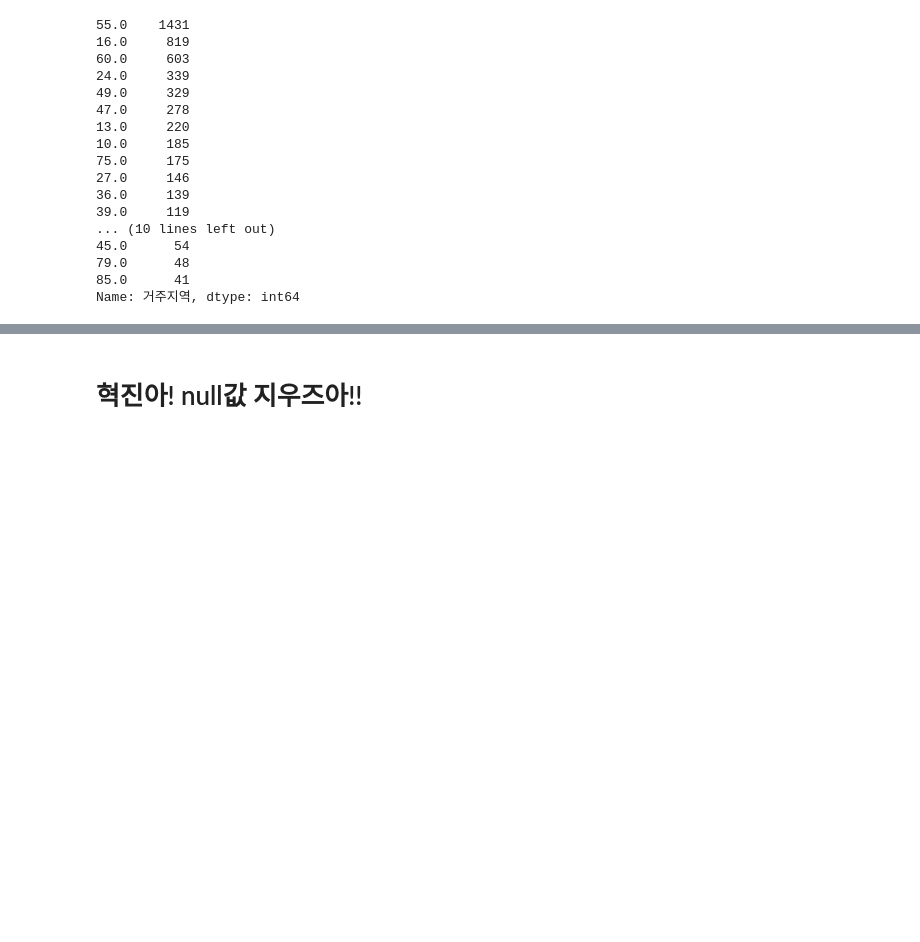
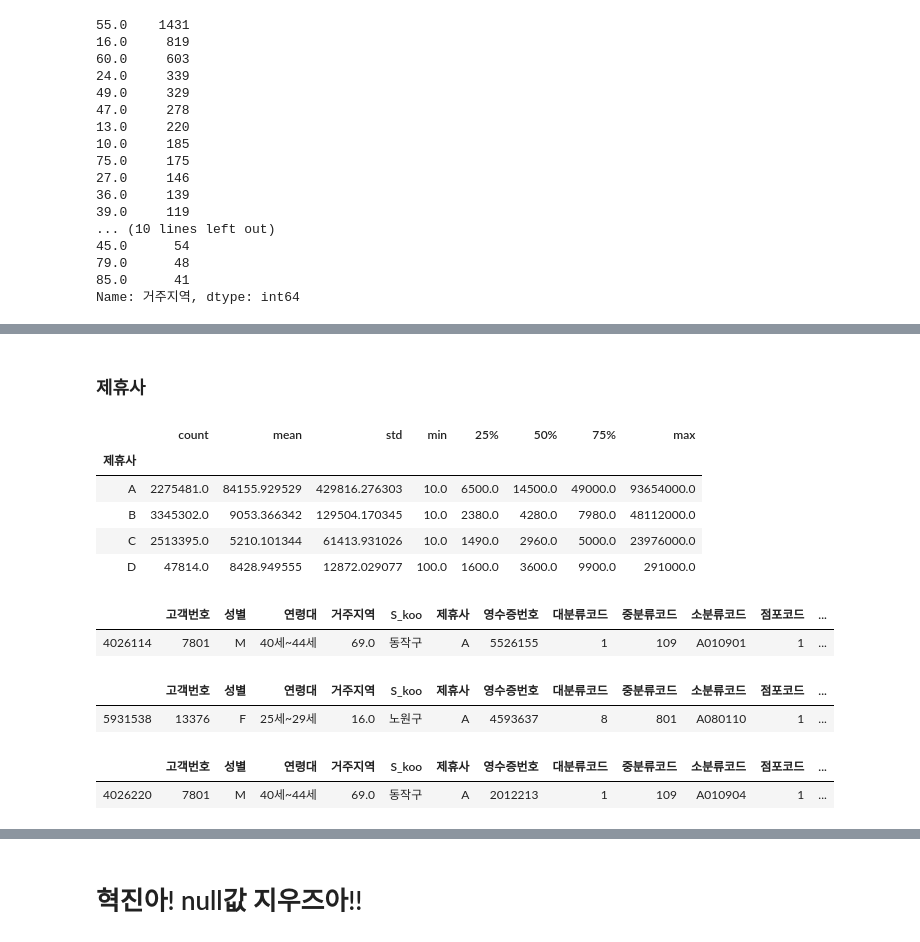
Before and after one commit to JungHyukJin/ModuleProject01, a Jupyter notebook: classification.ipynb, the cells around one changed output, grey strips where cells are left out. Cells and saved outputs as stored; diff of their text form; code cells hidden in the pictures; blank space fills up the shorter version.

```diff
--- a/classification.ipynb
+++ b/classification.ipynb
@@ -404,0 +421,5 @@ S_koo
+# %%
+custVIP = custTotal.reset_index()
+custVIP.drop(['구매금액', '구매금액_1년'], axis='columns', inplace=True)
+s_df_purchase_vip = pd.merge(s_df_purchase, custVIP, how='left')
+s_df_purchase_vip.head()
@@ -404,0 +433,26 @@ S_koo
+# %% [markdown]
+### 제휴사
+# %%
+s_df_purchase_vip['구매금액'].groupby(s_df_purchase_vip['제휴사']).describe()
+# %% [output]
+|  | count | mean | std | min | 25% | 50% | 75% | max |
+| 제휴사 |  |  |  |  |  |  |  |  |
+| A | 2275481.0 | 84155.929529 | 429816.276303 | 10.0 | 6500.0 | 14500.0 | 49000.0 | 93654000.0 |
+| B | 3345302.0 | 9053.366342 | 129504.170345 | 10.0 | 2380.0 | 4280.0 | 7980.0 | 48112000.0 |
+| C | 2513395.0 | 5210.101344 | 61413.931026 | 10.0 | 1490.0 | 2960.0 | 5000.0 | 23976000.0 |
+| D | 47814.0 | 8428.949555 | 12872.029077 | 100.0 | 1600.0 | 3600.0 | 9900.0 | 291000.0 |
+# %%
+s_df_purchase_vip[s_df_purchase['구매금액']==93654000.0]
+# %% [output]
+|  | 고객번호 | 성별 | 연령대 | 거주지역 | S_koo | 제휴사 | 영수증번호 | 대분류코드 | 중분류코드 | 소분류코드 | 점포코드 | ... |
+| 4026114 | 7801 | M | 40세~44세 | 69.0 | 동작구 | A | 5526155 | 1 | 109 | A010901 | 1 | ... |
+# %%
+s_df_purchase_vip[s_df_purchase['구매금액']==87769260.0]
+# %% [output]
+|  | 고객번호 | 성별 | 연령대 | 거주지역 | S_koo | 제휴사 | 영수증번호 | 대분류코드 | 중분류코드 | 소분류코드 | 점포코드 | ... |
+| 5931538 | 13376 | F | 25세~29세 | 16.0 | 노원구 | A | 4593637 | 8 | 801 | A080110 | 1 | ... |
+# %%
+s_df_purchase_vip[s_df_purchase_vip['고객번호']==7801][s_df_purchase_vip['구매금액']==120]
+# %% [output]
+|  | 고객번호 | 성별 | 연령대 | 거주지역 | S_koo | 제휴사 | 영수증번호 | 대분류코드 | 중분류코드 | 소분류코드 | 점포코드 | ... |
+| 4026220 | 7801 | M | 40세~44세 | 69.0 | 동작구 | A | 2012213 | 1 | 109 | A010904 | 1 | ... |
```
Also changed, not shown: parts of 53 cells of this notebook.
